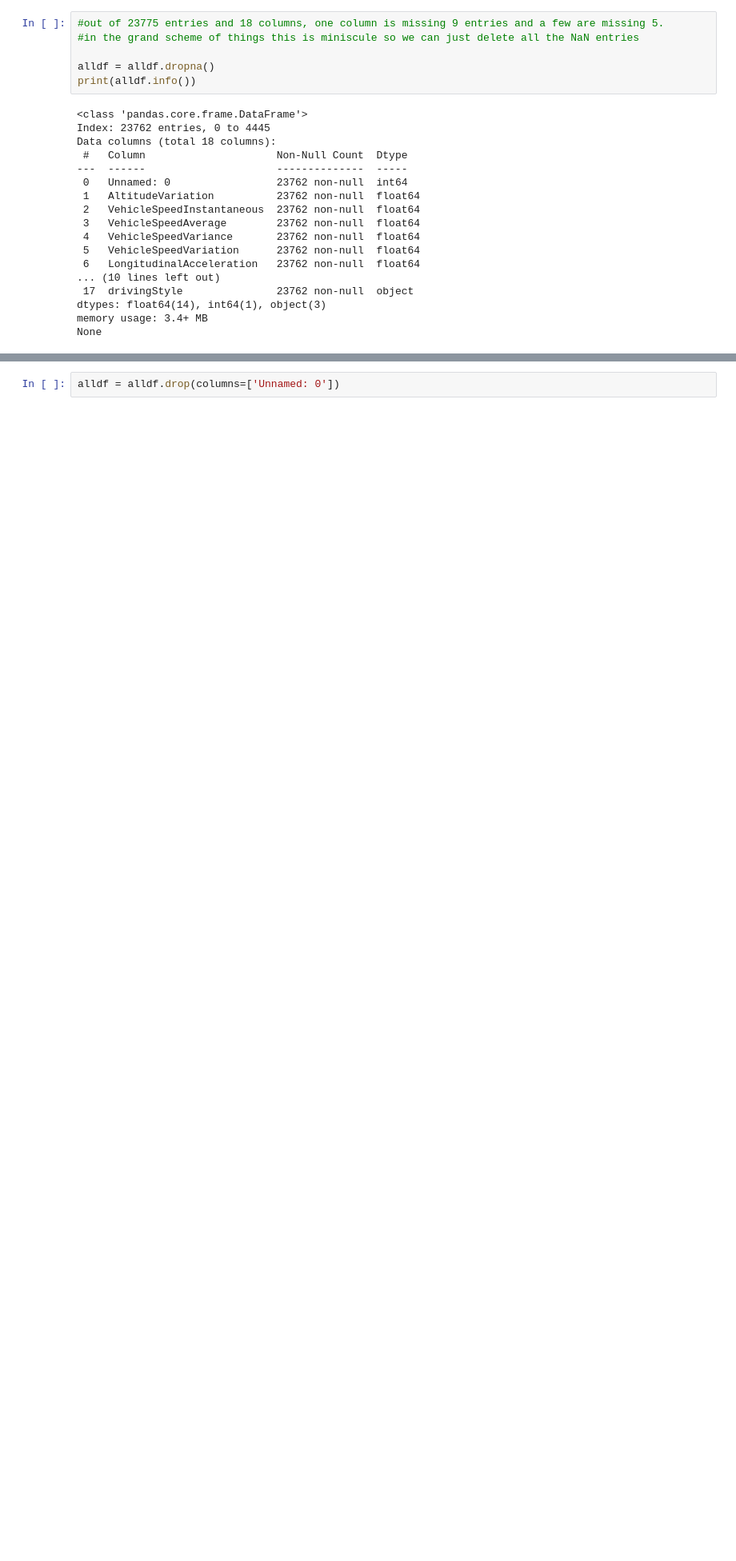
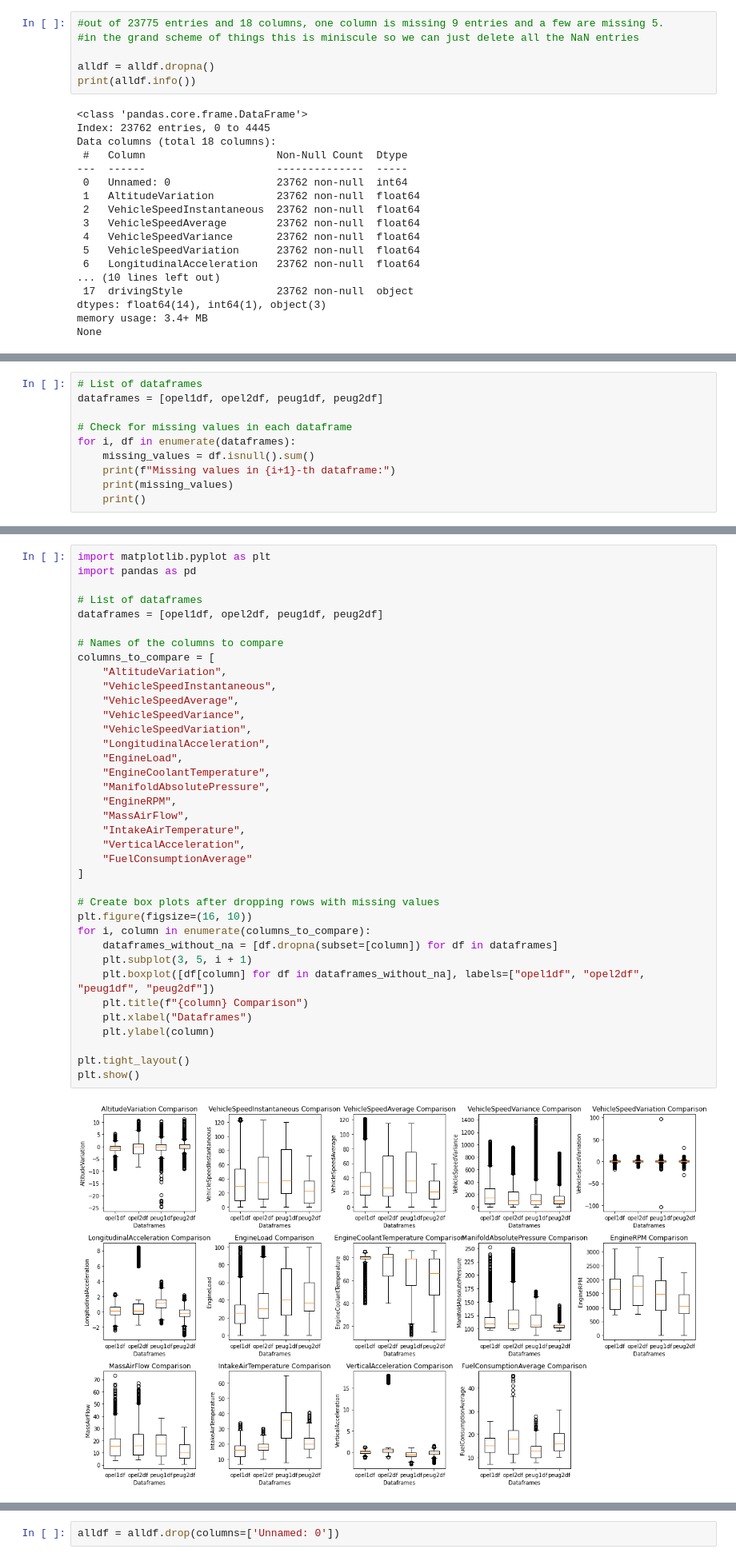
Before and after one commit to benfitzgerald23/ML-Classification-Assignment, a Jupyter notebook: Machine Learning Group Project.ipynb, the cells around one changed output, grey strips where cells are left out. Shown at 80% size. Saved outputs shown, nothing was run; the diff lists cells and outputs as text; blank space fills up the shorter version.

```diff
--- a/Machine Learning Group Project.ipynb
+++ b/Machine Learning Group Project.ipynb
@@ -54,0 +92,10 @@ None
+# %%
+# List of dataframes
+dataframes = [opel1df, opel2df, peug1df, peug2df]
+
+# Check for missing values in each dataframe
+for i, df in enumerate(dataframes):
+    missing_values = df.isnull().sum()
+    print(f"Missing values in {i+1}-th dataframe:")
+    print(missing_values)
+    print()
@@ -54,0 +120,39 @@ None
+# %%
+import matplotlib.pyplot as plt
+import pandas as pd
+
+# List of dataframes
+dataframes = [opel1df, opel2df, peug1df, peug2df]
+
+# Names of the columns to compare
+columns_to_compare = [
+    "AltitudeVariation",
+    "VehicleSpeedInstantaneous",
+    "VehicleSpeedAverage",
+    "VehicleSpeedVariance",
+    "VehicleSpeedVariation",
+    "LongitudinalAcceleration",
+    "EngineLoad",
+    "EngineCoolantTemperature",
+    "ManifoldAbsolutePressure",
+    "EngineRPM",
+    "MassAirFlow",
+    "IntakeAirTemperature",
+    "VerticalAcceleration",
+    "FuelConsumptionAverage"
+]
+
+# Create box plots after dropping rows with missing values
+plt.figure(figsize=(16, 10))
+for i, column in enumerate(columns_to_compare):
+    dataframes_without_na = [df.dropna(subset=[column]) for df in dataframes]
+    plt.subplot(3, 5, i + 1)
+    plt.boxplot([df[column] for df in dataframes_without_na], labels=["opel1df", "opel2df", "peug1df", "peug2df"])
+    plt.title(f"{column} Comparison")
+    plt.xlabel("Dataframes")
+    plt.ylabel(column)
+
+plt.tight_layout()
+plt.show()
+# %% [output]
+[figure, added]
```
Also changed, not shown: parts of 11 cells of this notebook.
